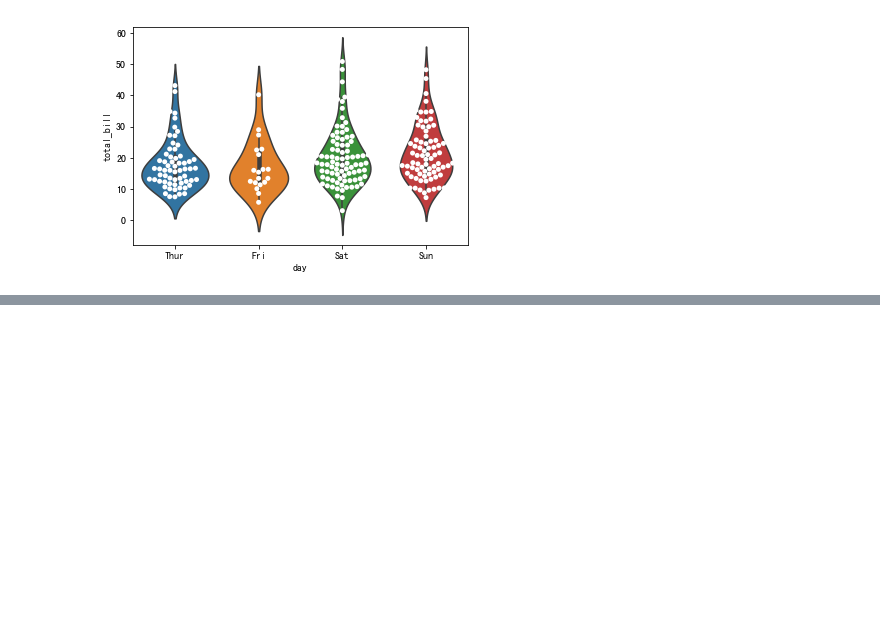
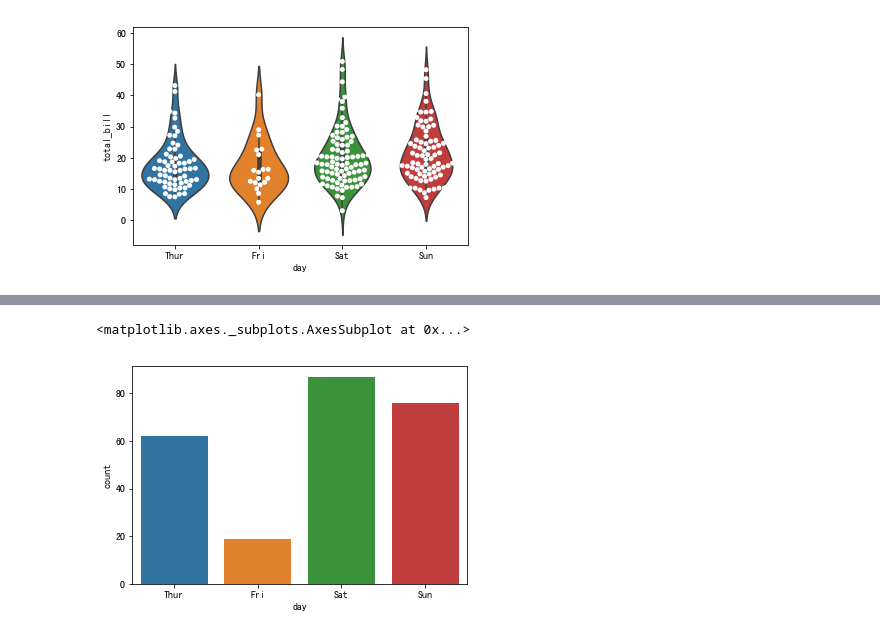
Before and after one commit to appke/pydata-notebook, a Jupyter notebook: chkk-CheatSheet/kk05-Seaborn绘图练习.ipynb, the cells around one changed output, grey strips where cells are left out. Drawn from its saved outputs; the diff is of its cells as text; code cells hidden in the pictures; blank space fills up the shorter version.

```diff
--- a/chkk-CheatSheet/kk05-Seaborn绘图练习.ipynb
+++ b/chkk-CheatSheet/kk05-Seaborn绘图练习.ipynb
@@ -135,0 +142,5 @@ sns.swarmplot('day', 'total_bill', data=tips, color='white')
+# %%
+sns.countplot('day', data=tips)
+# %% [output]
+<matplotlib.axes._subplots.AxesSubplot at 0x...>
+[figure, added]
```
Also changed, not shown: parts of 15 cells of this notebook.
